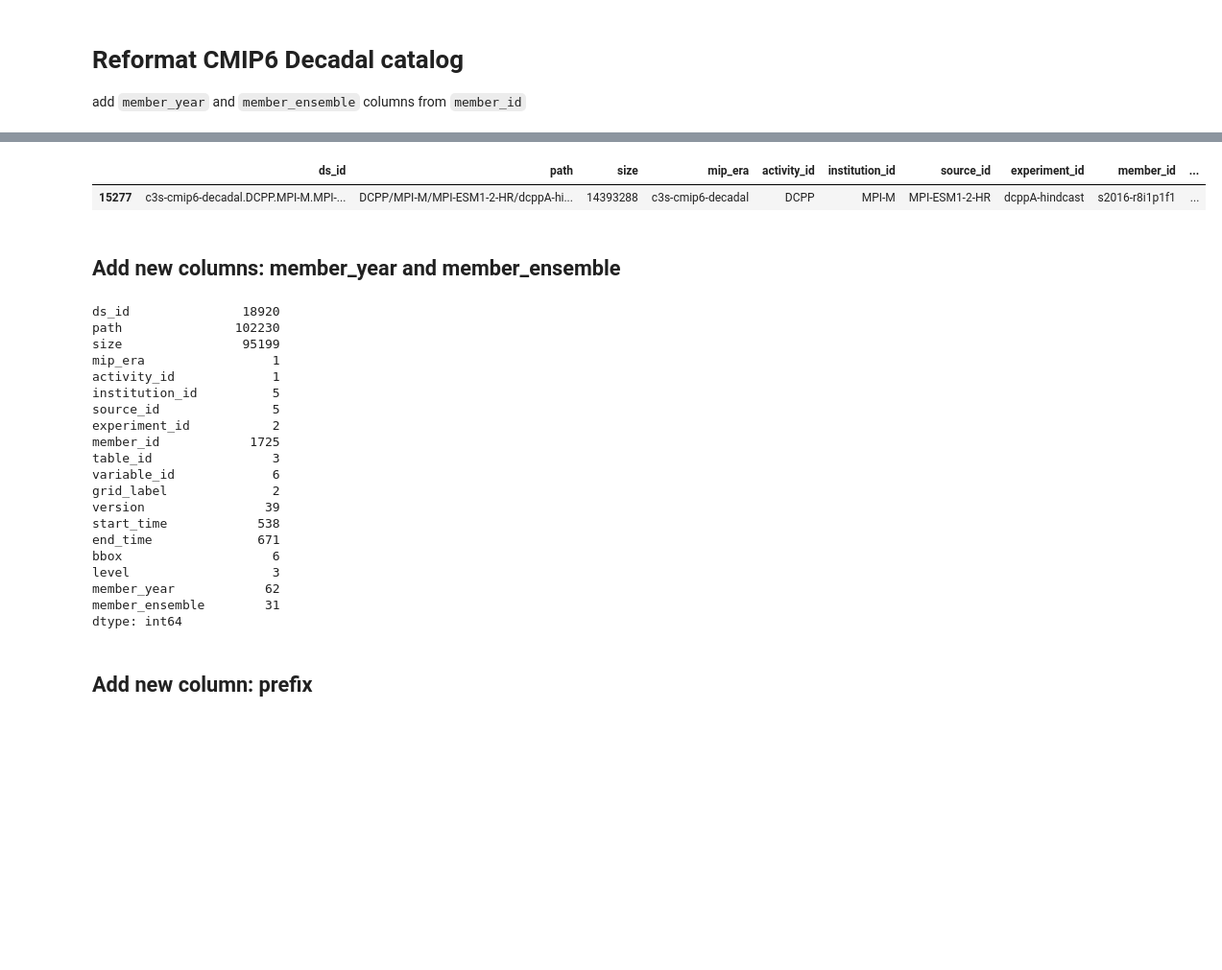
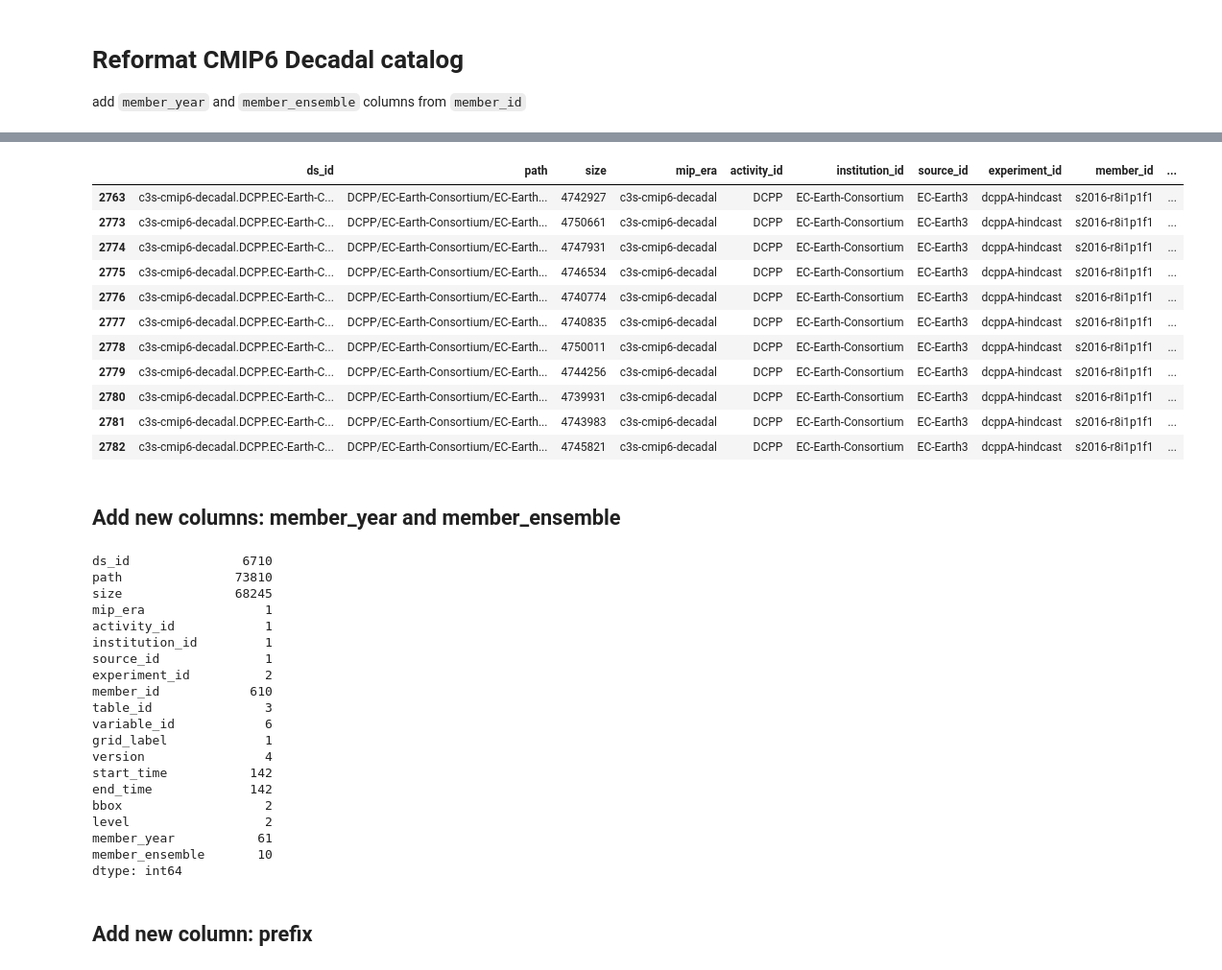
Before and after one commit to cp4cds/c3s_34g_manifests, a Jupyter notebook: notebooks/cmip6_decadal-reformat-catalog.ipynb, the cells around one changed output, grey strips where cells are left out. Shown at 96% size. Drawn from its saved outputs; the diff is of its cells as text; code cells hidden in the pictures; blank space fills up the shorter version.

```diff
--- a/notebooks/cmip6_decadal-reformat-catalog.ipynb
+++ b/notebooks/cmip6_decadal-reformat-catalog.ipynb
@@ -6,7 +6,9 @@ add `member_year` and `member_ensemble` columns from `member_id`
 import intake
 import pandas as pd
 # %%
-cat_url = "https://raw.githubusercontent.com/cp4cds/c3s_34g_manifests/master/intake/catalogs/c3s.yaml"
+# cat_url = "https://raw.githubusercontent.com/cp4cds/c3s_34g_manifests/master/intake/catalogs/c3s.yaml"
+cat_url = "https://raw.githubusercontent.com/cp4cds/c3s_34g_manifests/update-cmip6-decdal-ec-earth_2023-05-25/intake/catalogs/c3s.yaml"
+
 
 cat = intake.open_catalog(cat_url)
 list(cat)
@@ -27,5 +30,5 @@ list(cat)
 # %%
-df_cmip6_decadal = cat['c3s-cmip6-decadal'].read()
+df_cmip6_decadal = cat['c3s-cmip6-decadal-ec-earth'].read()
 df_cmip6_decadal
 # %% [output]
 |  | ds_id | path | size | mip_era | activity_id | institution_id | source_id | experiment_id | member_id | ... |
@@ -71,15 +88,25 @@ array(['s2016-r8i1p1f1', 's2009-r8i1p1f1', 's1987-r3i1p1f2', ...,
 # %%
 df = df_cmip6_decadal.loc[
     (df_cmip6_decadal.member_id == 's2016-r8i1p1f1') &
     (df_cmip6_decadal.experiment_id=="dcppA-hindcast") &
     (df_cmip6_decadal.table_id=="Amon") &
     (df_cmip6_decadal.variable_id=="tas") &
-    (df_cmip6_decadal.institution_id=="MPI-M")
+    (df_cmip6_decadal.institution_id=="EC-Earth-Consortium")
 ]
 df
 # %% [output]
 |  | ds_id | path | size | mip_era | activity_id | institution_id | source_id | experiment_id | member_id | ... |
-| 15277 | c3s-cmip6-decadal.DCPP.MPI-M.MPI-... | DCPP/MPI-M/MPI-ESM1-2-HR/dcppA-hi... | 14393288 | c3s-cmip6-decadal | DCPP | MPI-M | MPI-ESM1-2-HR | dcppA-hindcast | s2016-r8i1p1f1 | ... |
+| 2763 | c3s-cmip6-decadal.DCPP.EC-Earth-C... | DCPP/EC-Earth-Consortium/EC-Earth... | 4742927 | c3s-cmip6-decadal | DCPP | EC-Earth-Consortium | EC-Earth3 | dcppA-hindcast | s2016-r8i1p1f1 | ... |
+| 2773 | c3s-cmip6-decadal.DCPP.EC-Earth-C... | DCPP/EC-Earth-Consortium/EC-Earth... | 4750661 | c3s-cmip6-decadal | DCPP | EC-Earth-Consortium | EC-Earth3 | dcppA-hindcast | s2016-r8i1p1f1 | ... |
+| 2774 | c3s-cmip6-decadal.DCPP.EC-Earth-C... | DCPP/EC-Earth-Consortium/EC-Earth... | 4747931 | c3s-cmip6-decadal | DCPP | EC-Earth-Consortium | EC-Earth3 | dcppA-hindcast | s2016-r8i1p1f1 | ... |
+| 2775 | c3s-cmip6-decadal.DCPP.EC-Earth-C... | DCPP/EC-Earth-Consortium/EC-Earth... | 4746534 | c3s-cmip6-decadal | DCPP | EC-Earth-Consortium | EC-Earth3 | dcppA-hindcast | s2016-r8i1p1f1 | ... |
+| 2776 | c3s-cmip6-decadal.DCPP.EC-Earth-C... | DCPP/EC-Earth-Consortium/EC-Earth... | 4740774 | c3s-cmip6-decadal | DCPP | EC-Earth-Consortium | EC-Earth3 | dcppA-hindcast | s2016-r8i1p1f1 | ... |
+| 2777 | c3s-cmip6-decadal.DCPP.EC-Earth-C... | DCPP/EC-Earth-Consortium/EC-Earth... | 4740835 | c3s-cmip6-decadal | DCPP | EC-Earth-Consortium | EC-Earth3 | dcppA-hindcast | s2016-r8i1p1f1 | ... |
+| 2778 | c3s-cmip6-decadal.DCPP.EC-Earth-C... | DCPP/EC-Earth-Consortium/EC-Earth... | 4750011 | c3s-cmip6-decadal | DCPP | EC-Earth-Consortium | EC-Earth3 | dcppA-hindcast | s2016-r8i1p1f1 | ... |
+| 2779 | c3s-cmip6-decadal.DCPP.EC-Earth-C... | DCPP/EC-Earth-Consortium/EC-Earth... | 4744256 | c3s-cmip6-decadal | DCPP | EC-Earth-Consortium | EC-Earth3 | dcppA-hindcast | s2016-r8i1p1f1 | ... |
+| 2780 | c3s-cmip6-decadal.DCPP.EC-Earth-C... | DCPP/EC-Earth-Consortium/EC-Earth... | 4739931 | c3s-cmip6-decadal | DCPP | EC-Earth-Consortium | EC-Earth3 | dcppA-hindcast | s2016-r8i1p1f1 | ... |
+| 2781 | c3s-cmip6-decadal.DCPP.EC-Earth-C... | DCPP/EC-Earth-Consortium/EC-Earth... | 4743983 | c3s-cmip6-decadal | DCPP | EC-Earth-Consortium | EC-Earth3 | dcppA-hindcast | s2016-r8i1p1f1 | ... |
+| 2782 | c3s-cmip6-decadal.DCPP.EC-Earth-C... | DCPP/EC-Earth-Consortium/EC-Earth... | 4745821 | c3s-cmip6-decadal | DCPP | EC-Earth-Consortium | EC-Earth3 | dcppA-hindcast | s2016-r8i1p1f1 | ... |
 # %% [markdown]
 ## Add new columns: member_year and member_ensemble
 # %%
@@ -87,25 +114,25 @@ df_cmip6_decadal['member_year'] = df_cmip6_decadal["member_id"].apply(lambda x:
 df_cmip6_decadal['member_ensemble'] = df_cmip6_decadal["member_id"].apply(lambda x: x.split('-')[1])
 df_cmip6_decadal.nunique()
 # %% [output]
-ds_id               18920
-path               102230
-size                95199
-mip_era                 1
-activity_id             1
-institution_id          5
-source_id               5
-experiment_id           2
-member_id            1725
-table_id                3
-variable_id             6
-grid_label              2
-version                39
-start_time            538
-end_time              671
-bbox                    6
-level                   3
-member_year            62
-member_ensemble        31
+ds_id               6710
+path               73810
+size               68245
+mip_era                1
+activity_id            1
+institution_id         1
+source_id              1
+experiment_id          2
+member_id            610
+table_id               3
+variable_id            6
+grid_label             1
+version                4
+start_time           142
+end_time             142
+bbox                   2
+level                  2
+member_year           61
+member_ensemble       10
 dtype: int64
 # %% [markdown]
 ## Add new column: prefix
```
Also changed, not shown: parts of 8 cells of this notebook, 7 other files.
